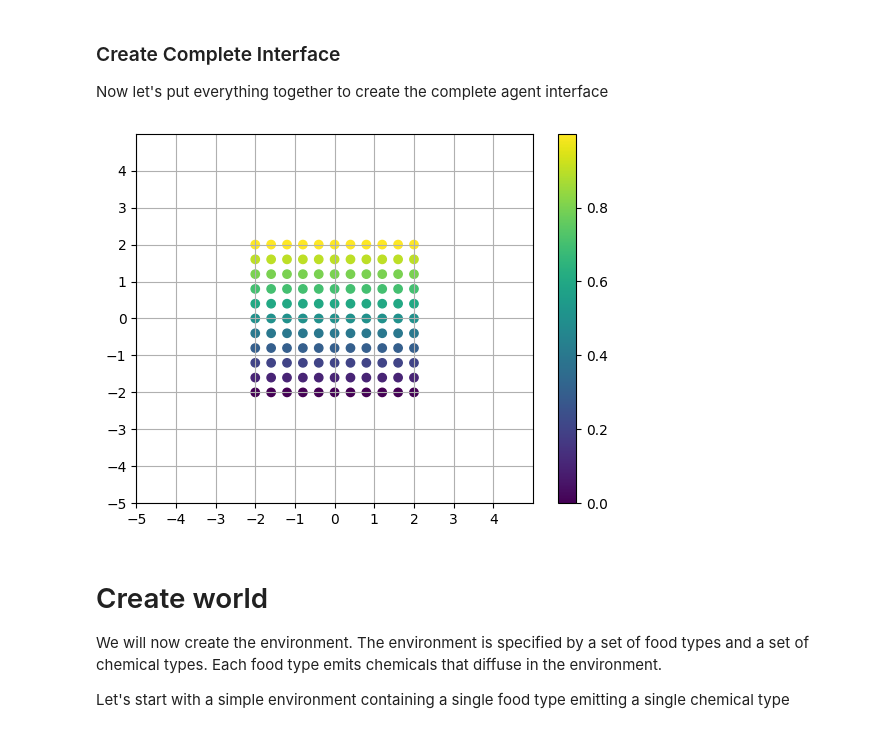
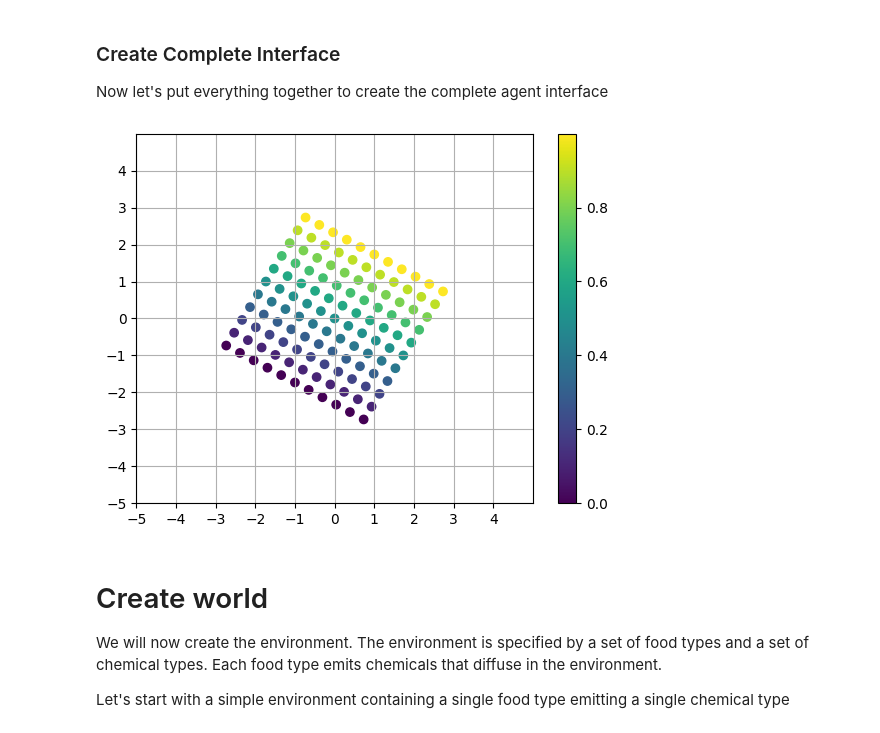
Before and after one commit to erwanplantec/ecoevodevox, a Jupyter notebook: notebooks/demo.ipynb, the cells around one changed output. Cells and saved outputs as stored; diff of their text form; code cells hidden in the pictures.

```diff
--- a/notebooks/demo.ipynb
+++ b/notebooks/demo.ipynb
@@ -68,15 +59,14 @@ Let's implement our encoding model. We'll use the RAND model (Regulation base Ar
 # %%
-from src.devo import RAND
+from src.devo.nn import RAND_CTRNN
 
 # we create a constructor function as we will need to create multiple instances of the same model
-encoding_factory = partial(RAND,
-                           nb_neurons=1,            # number of initial neurons
-                           max_neurons=64,          # maximum number of neurons
-                           network_type="ctrnn",    # network type
-                           sensory_genes=8,         # number of sensory genes
-                           regulatory_genes=4)      # number of regulatory genes
+neural_constructor = lambda key: RAND_CTRNN(init_neurons=1,            # number of initial neurons
+                                            max_neurons=64,          # maximum number of neurons
+                                            sensory_genes=8,         # number of sensory genes
+                                            regulatory_genes=4,
+                                            key=key)      # number of regulatory genes
 
-encoding_model = encoding_factory(key=jr.key(61))
+neural_model = neural_constructor(jr.key(61))
 # let's inspect the model
-encoding_model
+neural_model
 # %% [output]
@@ -152,7 +115,7 @@ motor_interface = BraitenbergMotorInterface(interface="se", max_distance_to_moto
 
 Now let's put everything together to create the complete agent interface
 # %%
-from src.agents import AgentInterface, AgentConfig
+from src.devo import AgentInterface, AgentConfig
 
 agent_cfg = AgentConfig(max_age=1_000, init_energy=0.5, max_energy=10.0,
                         basal_energy_loss=0.1, size_energy_cost=0.01,
@@ -160,37 +123,34 @@ agent_cfg = AgentConfig(max_age=1_000, init_energy=0.5, max_energy=10.0,
                         time_below_threshold_to_die=20, time_above_threshold_to_reproduce=50,
                         reproduction_energy_cost=1.0)
 
-policy_prms_fctry = lambda key: eqx.filter(policy_factory(key), eqx.is_array)
 agent_interface = AgentInterface(cfg=agent_cfg,
-                                 policy_apply=policy_apply,
-                                 policy_init=policy_init,
-                                 policy_fctry=policy_prms_fctry,
+                                 neural_model_constructor=neural_constructor,
                                  sensory_interface=sensory_interface,
                                  motor_interface=motor_interface)
 # %%
 # let's intitialize a single agent and see what it can do
-from src.agents import Genotype
+from src.devo import Genotype
 # first we need to specify its genotype
-genotype = Genotype(policy_params=agent_interface.policy_fctry(jr.key(0)),
+genotype = Genotype(neural_params=agent_interface.neural_fctry(jr.key(0)),
                     body_size=4.0,
                     chemical_emission_signature=jnp.zeros(()))
 agent_state = agent_interface.init(genotype=genotype, position=jnp.zeros(2), heading=jnp.asarray(jnp.pi/2), id_=0, key=jr.key(2))
 # %%
 # let's look at how our agent body is diretized
 
-body = agent_state.body.replace(heading=jnp.pi/2) #you can change the heading to rotate the agent
+body = agent_state.body.replace(heading=jnp.pi/3) #you can change the heading to rotate the agent
 body_points = agent_interface.get_body_points(body)
 deltas = agent_interface.body_discretization_deltas()
 
 plt.scatter(*body_points, c=deltas[1]+0.5) #color shows agent internal y-axis value (y=1.0 is front
 plt.xlim(-5, 5); plt.ylim(-5, 5)
 plt.xticks(np.arange(-5, 5))
 plt.yticks(np.arange(-5, 5))
 plt.grid(which="both")
 plt.colorbar()
 plt.show()
 # %% [output]
-[figure, old version]
+[figure, new version]
 # %% [markdown]
 # Create world
 
```
Also changed, not shown: parts of 8 cells of this notebook, 1 other file.
